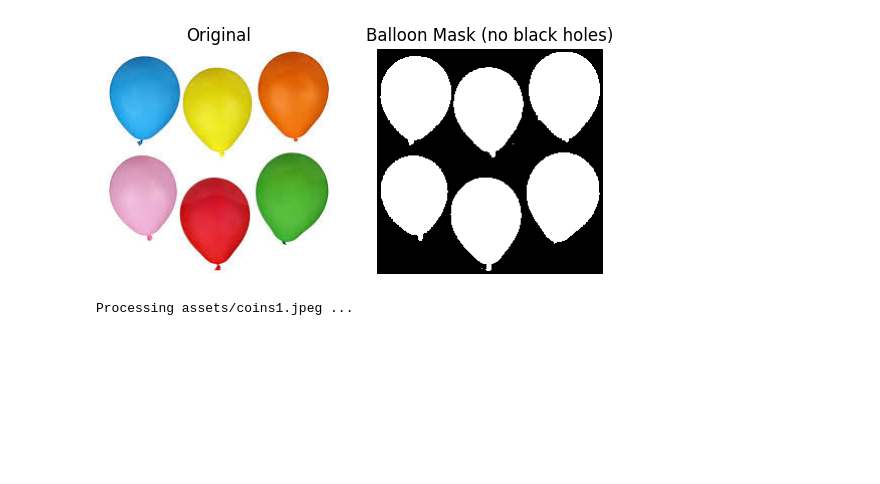
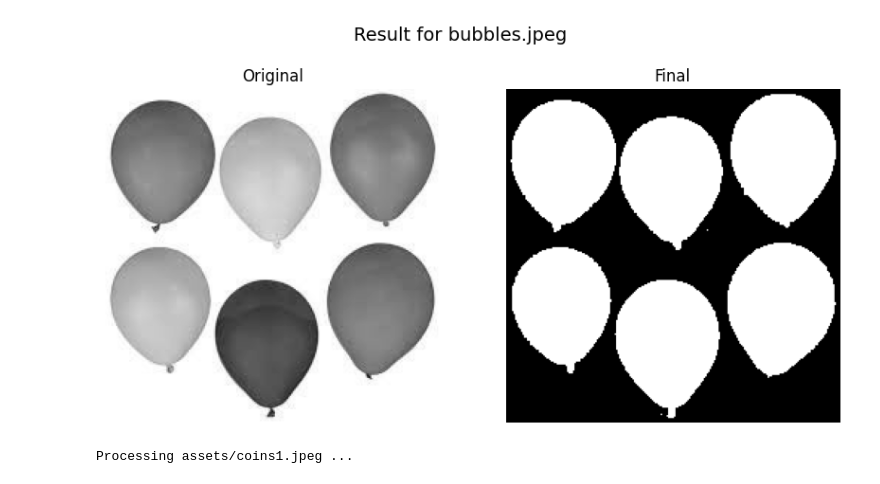
Before and after one commit to notyouriiz/Image_Processing, a Jupyter notebook: Image Selection/ImagesSelection.ipynb, the cells around one changed output. Cells and saved outputs as stored; diff of their text form; code cells hidden in the pictures; blank space fills up the shorter version.

Commit message:
fixing printing result format

```diff
--- a/Image Selection/ImagesSelection.ipynb
+++ b/Image Selection/ImagesSelection.ipynb
@@ -89,38 +6,46 @@ Processing assets/bubbles.jpeg ...
 # %%
-import cv2
-import numpy as np
-import matplotlib.pyplot as plt
+def show_side_by_side(title, img1, img2, label1="Original", label2="Final"):
+    plt.figure(figsize=(10,5))
+
+    # Left: original
+    plt.subplot(1,2,1)
+    plt.imshow(img1, cmap="gray")
+    plt.title(label1)
+    plt.axis("off")
+
+    # Right: processed
+    plt.subplot(1,2,2)
+    plt.imshow(img2, cmap="gray")
+    plt.title(label2)
+    plt.axis("off")
+
+    plt.suptitle(title, fontsize=14)
+    plt.show()
 
 def process_balloon(img_path):
     image = cv2.imread(img_path)
     hsv = cv2.cvtColor(image, cv2.COLOR_BGR2HSV)
 
     # Keep only pixels with enough saturation (colored regions)
-    # You may tune these thresholds
     lower = np.array([0, 40, 40])
     upper = np.array([180, 255, 255])
     mask = cv2.inRange(hsv, lower, upper)
 
     # Apply morphological closing to fill gaps
     kernel = cv2.getStructuringElement(cv2.MORPH_RECT, (3,3))
     mask_closed = cv2.morphologyEx(mask, cv2.MORPH_CLOSE, kernel, iterations=1)
 
     return image, mask_closed
 
-# Example
+# Example run
 img_path = "assets/bubbles.jpeg"
-orig, mask = process_balloon(img_path)
+orig, final_mask = process_balloon(img_path)
 
-plt.subplot(1,2,1)
-plt.imshow(cv2.cvtColor(orig, cv2.COLOR_BGR2RGB))
-plt.title("Original")
-plt.axis("off")
+# Convert original to grayscale for consistency with show_side_by_side
+gray = cv2.cvtColor(orig, cv2.COLOR_BGR2GRAY)
 
-plt.subplot(1,2,2)
-plt.imshow(mask, cmap="gray")
-plt.title("Balloon Mask (no black holes)")
-plt.axis("off")
-plt.show()
+# Show only original vs final (like coins)
+show_side_by_side(f"Result for {os.path.basename(img_path)}", gray, final_mask)
 # %% [output]
-[figure, old version]
+[figure, new version]
 # %%
```
Also changed, not shown: parts of 4 cells of this notebook.
